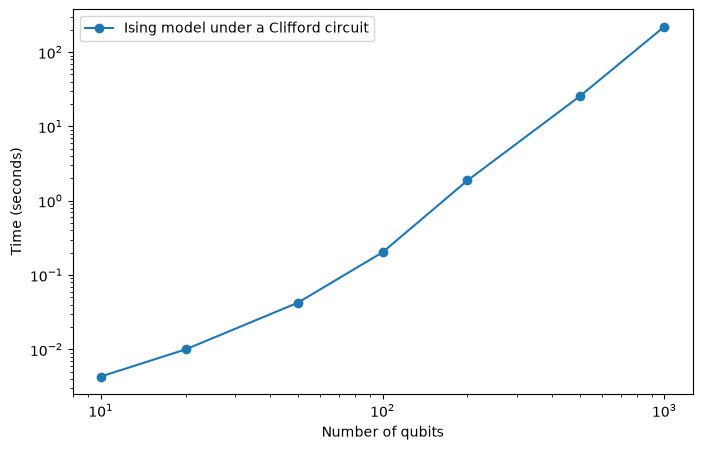
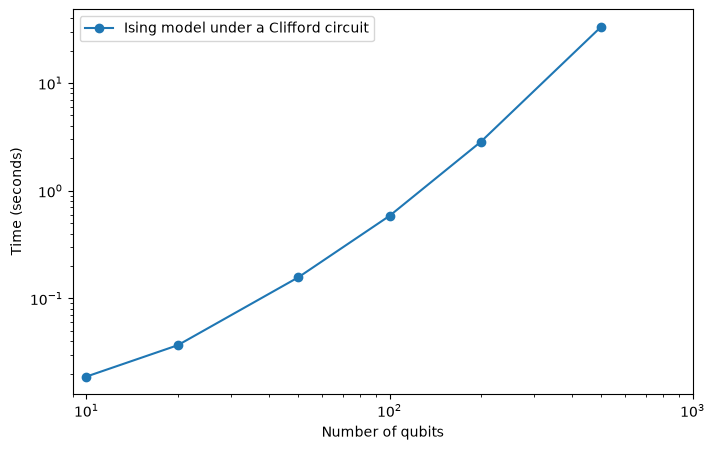
Unified diff of the notebook cell whose output changed from the first chart to the second:
--- before
+++ after
@@ -1,6 +1,7 @@
 plt.figure(figsize=(8, 5))
-plt.plot([10, 20, 50, 100, 200, 500, 1000], elapsed_list, marker='o')
+plt.plot([10, 20, 50, 100, 200, 500], elapsed_list, marker='o')
 plt.xscale('log')
 plt.yscale('log')
+plt.xlim(9., 1000)
 plt.xlabel("Number of qubits")
 plt.ylabel("Time (seconds)")

Commit: ready_now